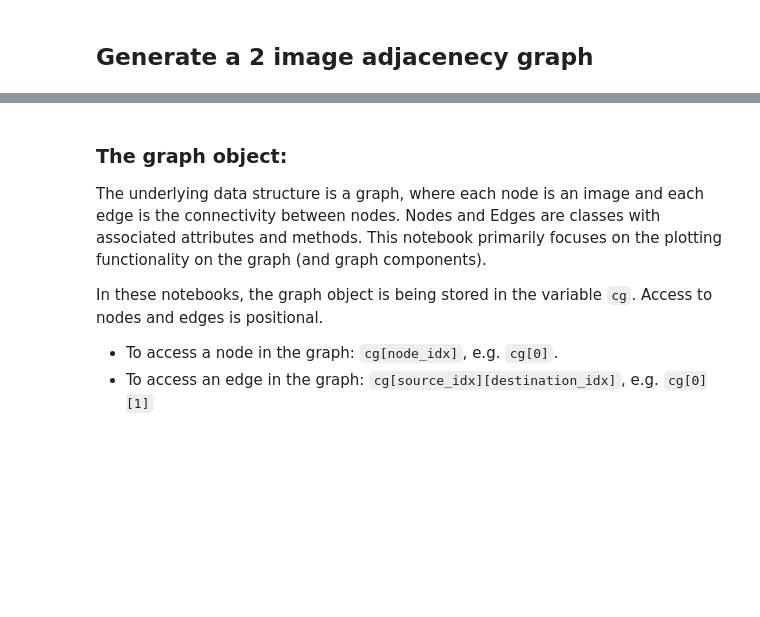
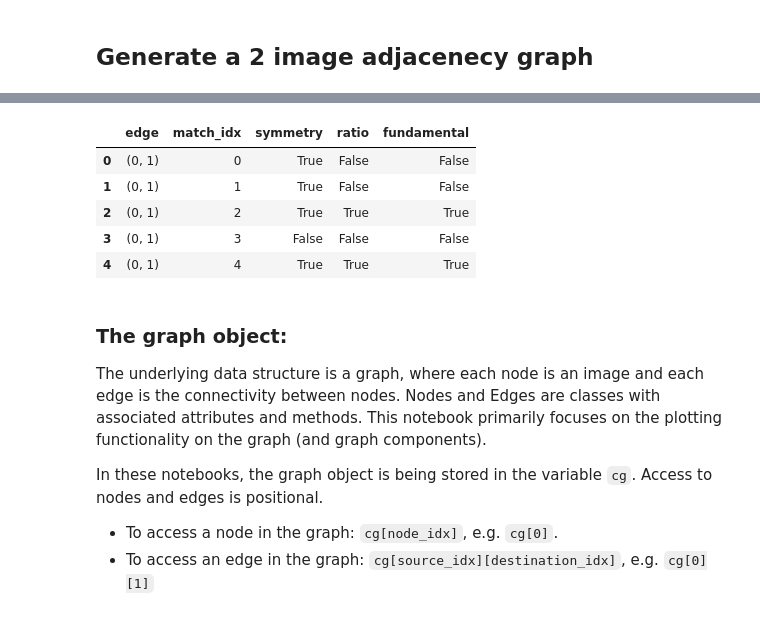
Before and after one commit to USGS-Astrogeology/autocnet, a Jupyter notebook: notebooks/Tutorial with Visualization.ipynb, the cells around one changed output, grey strips where cells are left out. Cells and saved outputs as stored; diff of their text form; code cells hidden in the pictures; blank space fills up the shorter version.

```diff
--- a/notebooks/Tutorial with Visualization.ipynb
+++ b/notebooks/Tutorial with Visualization.ipynb
@@ -37,3 +54,12 @@ cg.apply_func_to_edges("compute_fundamental_matrix", clean_keys=['ratio', 'symme
+# %%
+cg.masks.head()
+# %% [output]
+|  | edge | match_idx | symmetry | ratio | fundamental |
+| 0 | (0, 1) | 0 | True | False | False |
+| 1 | (0, 1) | 1 | True | False | False |
+| 2 | (0, 1) | 2 | True | True | True |
+| 3 | (0, 1) | 3 | False | False | False |
+| 4 | (0, 1) | 4 | True | True | True |
 # %% [markdown]
 ### The graph object:
 The underlying data structure is a graph, where each node is an image and each edge is the connectivity between nodes.  Nodes and Edges are classes with associated attributes and methods.  This notebook primarily focuses on the plotting functionality on the graph (and graph components).
```
Also changed, not shown: parts of 26 cells of this notebook, 1 other file.
